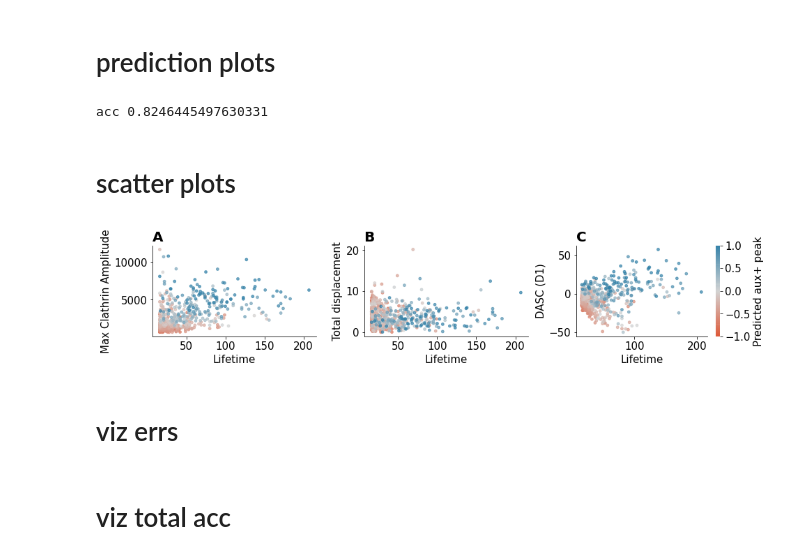
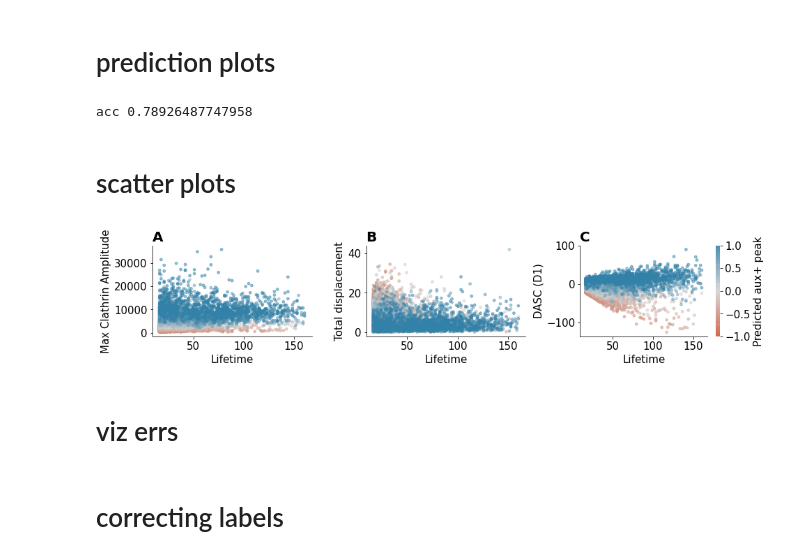
Before and after one commit to Yu-Group/molecular-partner-prediction, a Jupyter notebook: notebooks/12_interpret_pred_plots.ipynb, the cells around one changed output. Drawn from its saved outputs; the diff is of its cells as text; code cells hidden in the pictures.

```diff
--- a/notebooks/12_interpret_pred_plots.ipynb
+++ b/notebooks/12_interpret_pred_plots.ipynb
@@ -44,7 +44,8 @@ import viz
 # prepare data
 # %%
 # currently trained only on 'clath_aux+gak_a7d2_new'
-dsets = ['clath_aux+gak_new']
+# dsets = ['clath_aux+gak_new']
+dsets = ['clath_aux_dynamin']
 splits = ['test']
 # feat_names = ['X_same_length_normalized'] # + data.select_final_feats(data.get_feature_names(df))
 
@@ -55,13 +56,14 @@ dfs, feat_names = data.load_dfs_for_lstm(dsets=dsets, splits=splits, meta=meta,
 print('type', type(dfs))
 # load model
 p = 1
-results = pkl.load(open('../models/dnn_full_long_normalized_across_track_1_feat.pkl', 'rb'))
+results = pkl.load(open('../models/dnn_full_long_normalized_across_track_1_feat_dynamin.pkl', 'rb'))
 dnn = neural_networks.neural_net_sklearn(D_in=40, H=20, p=p-1, arch='lstm')
 dnn.model.load_state_dict(results['model_state_dict'])
 
 # load data
 # df = dfs[('clath_aux+gak_a7d2', 'train')]
-df = dfs[('clath_aux+gak_new', 'test')]
+# df = dfs[('clath_aux+gak_new', 'test')]
+df = dfs[list(dfs.keys())[0]]
 X = df[feat_names[:p]]
 y = df['y_consec_thresh']
 # %% [output]
@@ -71,7 +73,7 @@ type <class 'dict'>
 # %%
 track_name = 'X_same_length_normalized'
 track_name_unnormalized = 'X_same_length'
-df = dfs[('clath_aux+gak_new', 'test')]
+# df = dfs[('clath_aux+gak_new', 'test')]
 df['preds'] = dnn.predict(df[feat_names[:1]])
 df = df.sort_values(by='preds')
 x = df[feat_names[:1]]
@@ -90,4 +92,4 @@ xfeats_t = torch.tensor(np.array(xfeats).astype(float), dtype=torch.float)
 # sort things
 print('acc', np.mean((preds > 0) == y))
 # %% [output]
-acc 0.8246445497630331
+acc 0.78926487747958
@@ -107,33 +97,37 @@ norm=matplotlib.colors.Normalize(vmin=-vabs, vmax=vabs)
 # scatter plots
 # %%
 R, C = 1, 3
-alpha = 0.7
+vabs = max(abs(df['preds'])) // 2
+norm=matplotlib.colors.Normalize(vmin=-vabs, vmax=vabs)
 kwargs = dict(
-    cmap=cmap, norm=norm, alpha=alpha, s=14, edgecolors=None
+    cmap=viz.cmap,
+    norm=norm,
+    alpha=0.5,
+    s=14, edgecolors=None
 )
 plt.figure(figsize=(C * 4.5, R * 3))
 plt.subplot(R, C, 1)
 plt.scatter(df['lifetime'], df['X_max'], c=df['preds'], **kwargs)
 plt.xlabel('Lifetime')
 plt.ylabel('Max Clathrin Amplitude')
 plt.title('A', loc='left', fontweight='bold')
 
 plt.subplot(R, C, 2)
 plt.scatter(df['lifetime'], df['mean_total_displacement'] * df['lifetime'], c=df['preds'], **kwargs)
 plt.xlabel('Lifetime')
 plt.ylabel('Total displacement')
 plt.title('B', loc='left', fontweight='bold')
 
 plt.subplot(R, C, 3)
 plt.scatter(df['lifetime'], df['X_d1'] * df['lifetime'], c=df['preds'], **kwargs)
 plt.xlabel('Lifetime')
 plt.ylabel('DASC (D1)')
 plt.title('C', loc='left', fontweight='bold')
 cb = plt.colorbar(label='Predicted aux+ peak')
 cb.outline.set_visible(False)
 viz.savefig('top_feats_scatter')
 # %% [output]
-[figure, old version]
+[figure, new version]
 # %% [markdown]
 # viz errs
 # %%
@@ -153,6 +150,6 @@ for idxs, name in zip([fp, fn], ['fp', 'fn']):
     viz.savefig(name)
-# %% [markdown]
-# viz total acc
+# %% [markdown]
+# correcting labels
 # %%
 dfs, feat_names = data.load_dfs_for_lstm(dsets=dsets, splits=splits,
                                          meta=meta, normalize=False,
```
Also changed, not shown: parts of 2 cells of this notebook, 9 other files.
